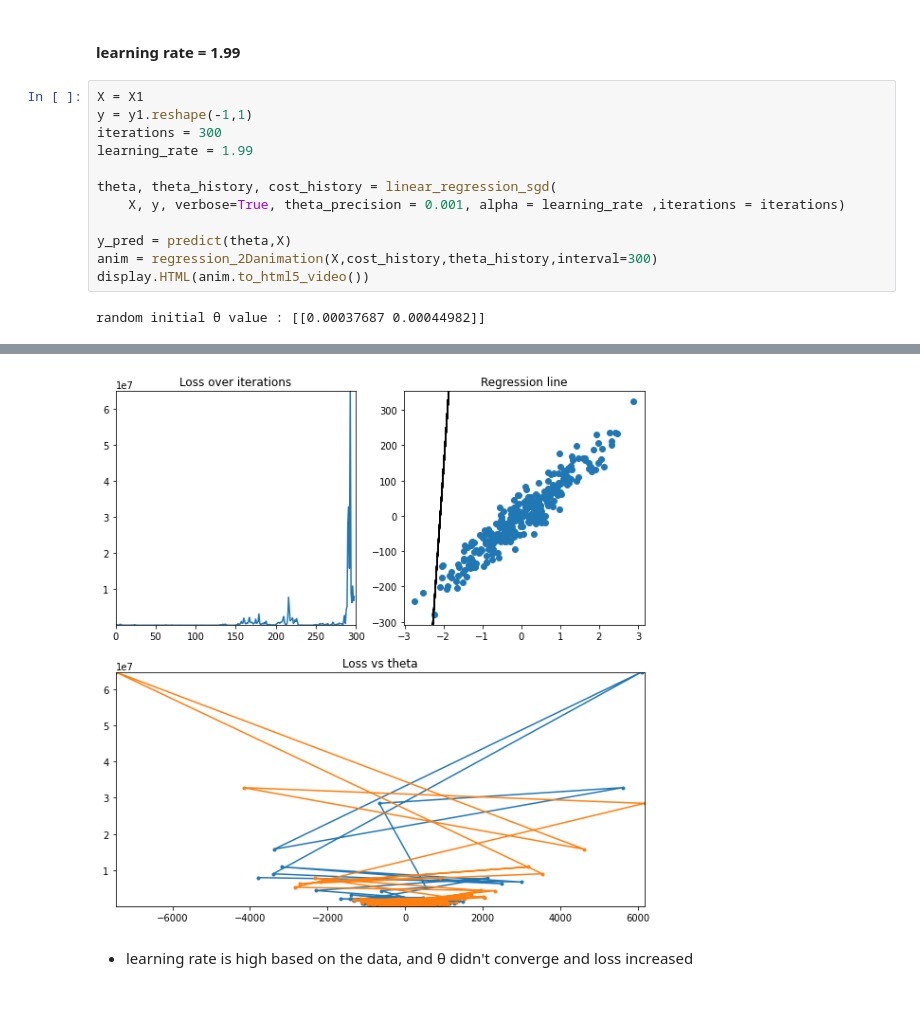
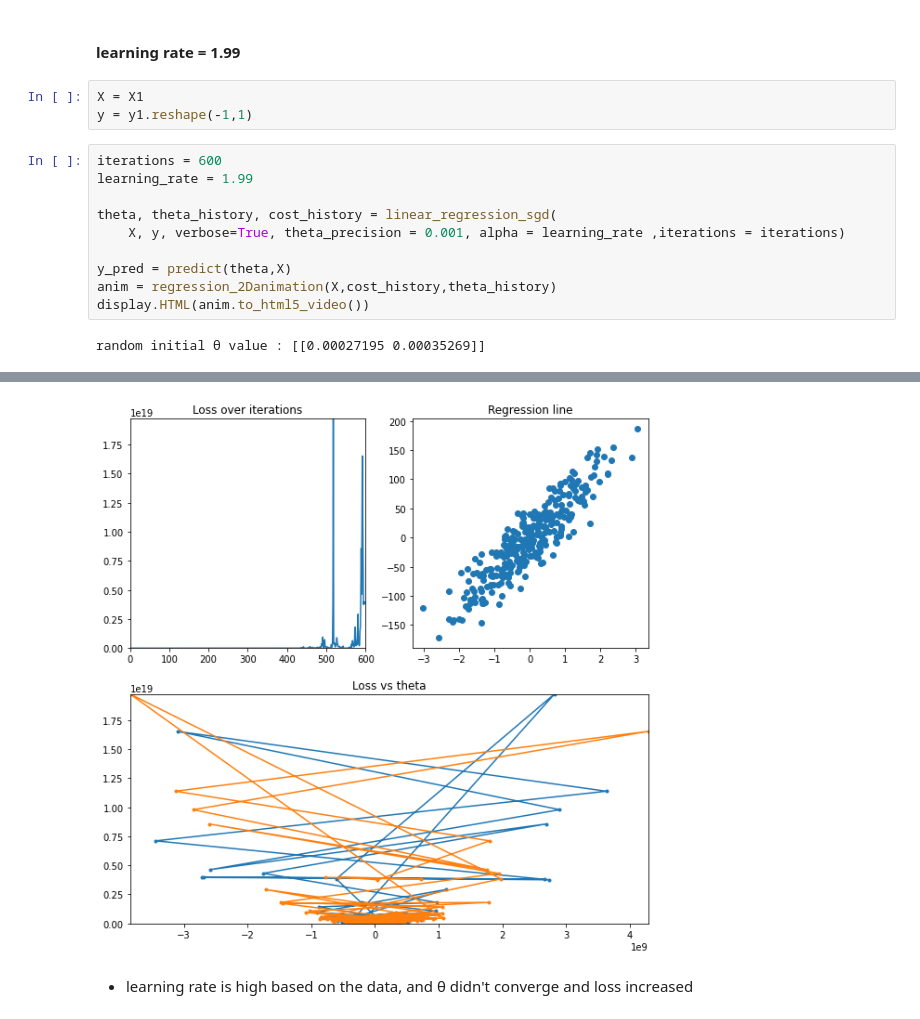
Before and after one commit to NishantBaheti/MachineLearningExploration, a Jupyter notebook: LinearRegression/Explore.ipynb, the cells around one changed output, grey strips where cells are left out. Drawn from its saved outputs; the diff is of its cells as text.

```diff
--- a/LinearRegression/Explore.ipynb
+++ b/LinearRegression/Explore.ipynb
@@ -415,22 +415,23 @@ def linear_regression_sgd(X, y, verbose=True, theta_precision = 0.001, batch_siz
     return theta, np.array(theta_history), np.array(cost_history)
 # %% [markdown]
 #### learning rate = 1.99
+# %%
+X = X1
+y = y1.reshape(-1,1)
 # %%
-X = X1
-y = y1.reshape(-1,1)
-iterations = 300
+iterations = 600
 learning_rate = 1.99
 
 theta, theta_history, cost_history = linear_regression_sgd(
     X, y, verbose=True, theta_precision = 0.001, alpha = learning_rate ,iterations = iterations)
 
 y_pred = predict(theta,X)
-anim = regression_2Danimation(X,cost_history,theta_history,interval=300)
+anim = regression_2Danimation(X,cost_history,theta_history)
 display.HTML(anim.to_html5_video())
 # %% [output]
-random initial θ value : [[0.00037687 0.00044982]]
+random initial θ value : [[0.00027195 0.00035269]]
 [interactive output not drawn]
-[figure, old version]
+[figure, new version]
 # %% [markdown]
 - learning rate is high based on the data, and θ didn't converge and loss increased
 # %% [markdown]
```
Also changed, not shown: parts of 46 cells of this notebook.
